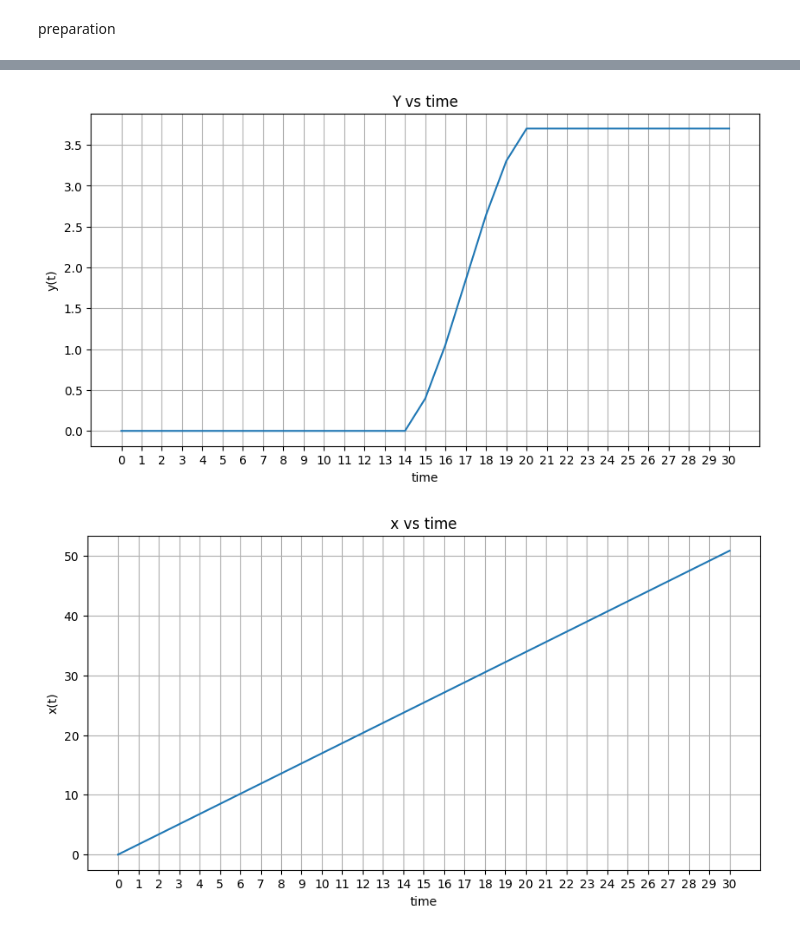
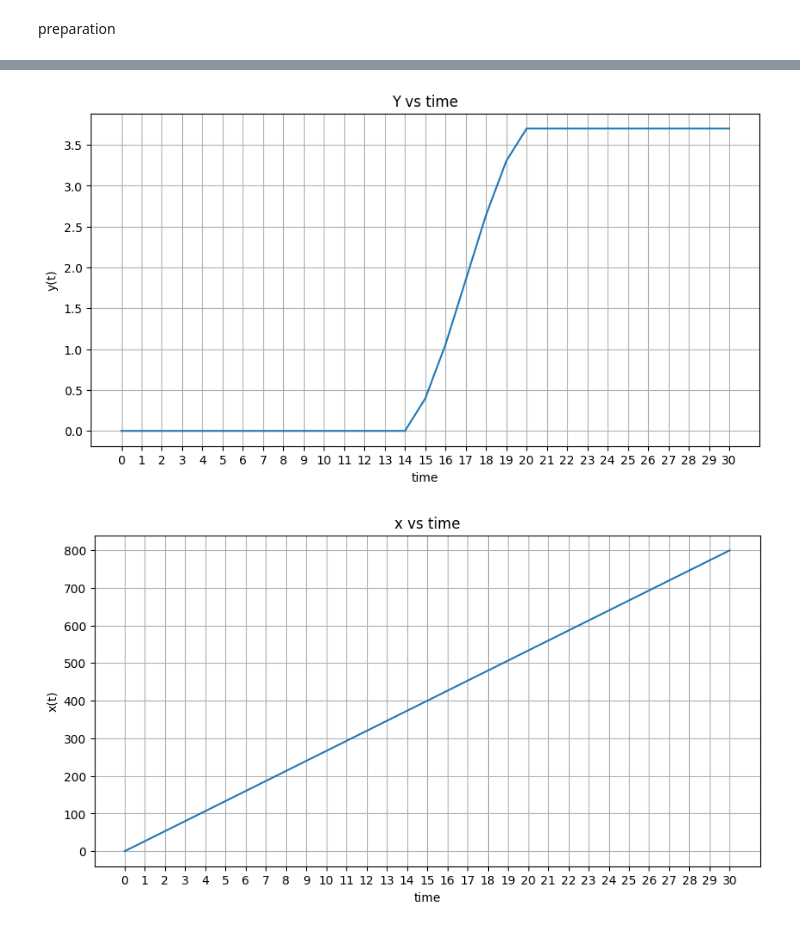
Before and after one commit to Mostafa-Hamidifard/cvx-optimization-homework, a Jupyter notebook: cvx_hw7_q8.ipynb, the cells around one changed output, grey strips where cells are left out. Cells and saved outputs as stored; diff of their text form; code cells hidden in the pictures.

```diff
--- a/cvx_hw7_q8.ipynb
+++ b/cvx_hw7_q8.ipynb
@@ -19,13 +19,15 @@ y = cvx.Variable((length,1))
 const =  []
 const += [x[0] == 0 , y[0] == 0 ] ##
 const += [x[1:] - x[:-1] >= 0] ##
-const += [cvx.norm2((x[1:] - x[:-1]))**2 + cvx.norm2((y[1:] - y[:-1]))**2 <= S_max**2] ##
+diff_x = x[1:] - x[:-1]
+diff_y = y[1:] - y[:-1]
+const += [cvx.power(diff_x,2) + cvx.power(diff_y,2) <= S_max**2] ##
 
-const += [y[:T_start] == np.zeros((T_start,1))] # y_t == 0 for t=0,1,2,...,T_start-1
+const += [y[:T_start] == 0] # y_t == 0 for t=0,1,2,...,T_start-1
 const += [y[T_start:T_end] >= 0] # y_t >= 0 for t=T_start , ... , T_end-1
-const += [y[T_end:] == L*np.ones((T-T_end+1,1))] # y_t==L for t=T_end , ... , T
-# const += [x[1:T_start] - x[:T_start-1] >= S_min]
-# const += [x[T_end+1:] - x[T_end:-1] >= S_min*np.ones((T-T_end,1))]
+const += [y[T_end:] == L] # y_t==L for t=T_end , ... , T
+const += [x[T_end+1:] - x[T_end:-1] >= S_min]
+const += [x[1:T_start] - x[:T_start-1] >= S_min]
 obj = 0
 for t in range(1,T):
     obj += (x[t+1]-2*x[t]+x[t-1])**2 + (y[t+1]-2*y[t]+y[t-1])**2
@@ -40,31 +42,46 @@ yopt = y.value
 time = np.arange(length)
 # plotting y vs time
 plt.figure(figsize=(10,5),dpi=100,num=1)
 plt.plot(time,yopt)
 plt.xticks(time,fontsize=10)
 plt.grid()
 plt.title("Y vs time")
 plt.xlabel("time")
 plt.ylabel("y(t)")
 plt.show()
 
 # plotting x vs time
 plt.figure(figsize=(10,5),dpi=100,num=2)
 plt.plot(np.arange(length),xopt)
 plt.xticks(np.arange(length),fontsize=10)
 plt.grid()
 plt.title("x vs time")
 plt.xlabel("time")
 plt.ylabel("x(t)")
 plt.show()
 # plotting x vs y
 plt.figure(figsize=(10,5),dpi=100,num=2)
 plt.plot(xopt,yopt)
 plt.grid()
 plt.title("y vs x")
 plt.xlabel("x(t)")
 plt.ylabel("y(t)")
 plt.show()
+
+#plotting speed
+diff_xopt = diff_x.value
+diff_yopt = diff_y.value
+speed = np.sqrt(diff_xopt*diff_xopt + diff_yopt*diff_yopt)
+plt.figure(figsize=(10,5),dpi=100,num=2)
+plt.plot(np.arange(length-1),speed)
+plt.xticks(np.arange(length-1),fontsize=10)
+# plt.yticks(np.arange(20,30),fontsize=10)
+
+plt.grid()
+plt.title("speed vs time")
+plt.xlabel("time")
+plt.ylabel("speed(t)")
+plt.show()
 # %% [output]
 [figure]
-[figure, old version]
+[figure, new version]
```
Also changed, not shown: parts of 3 cells of this notebook.
